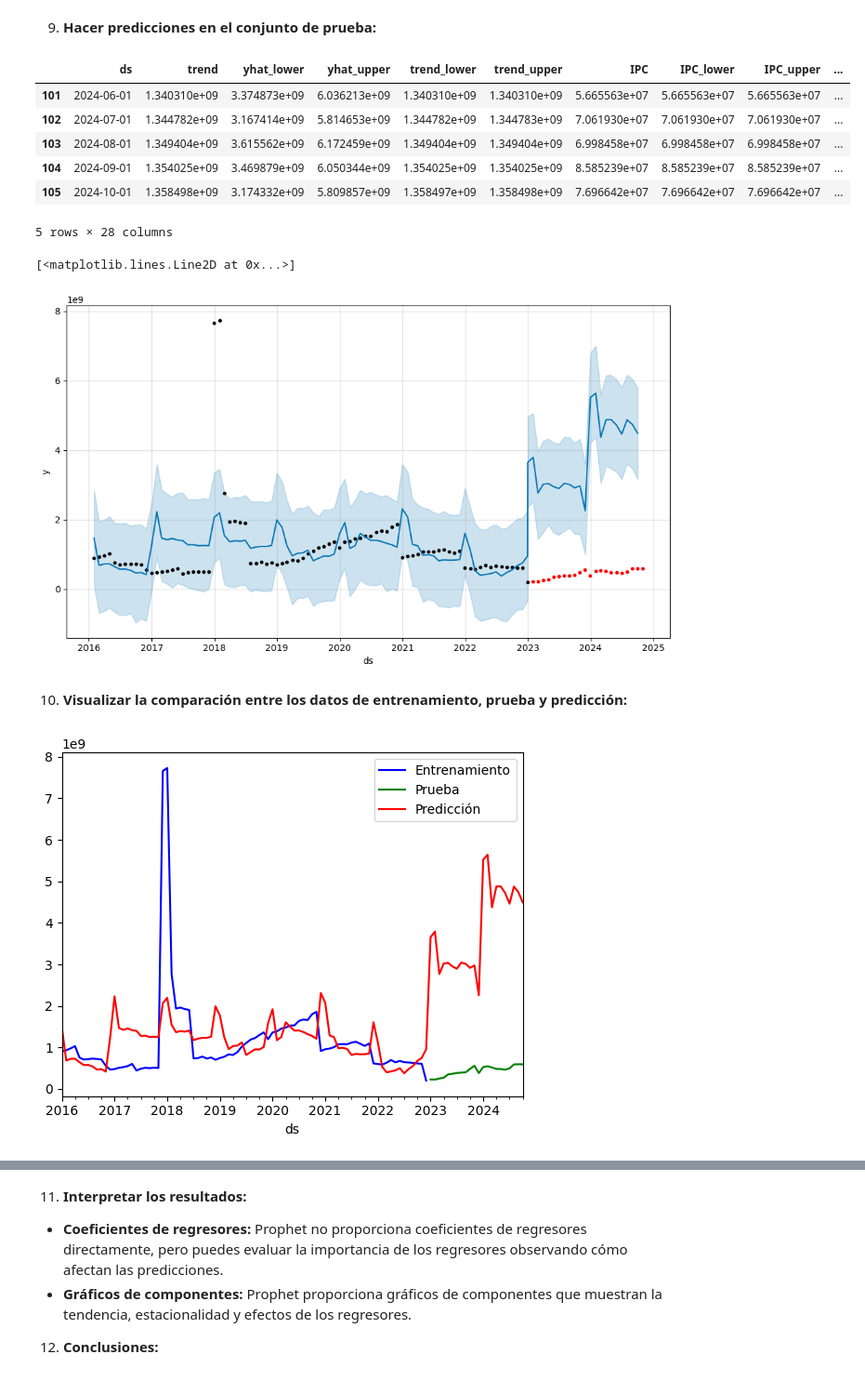
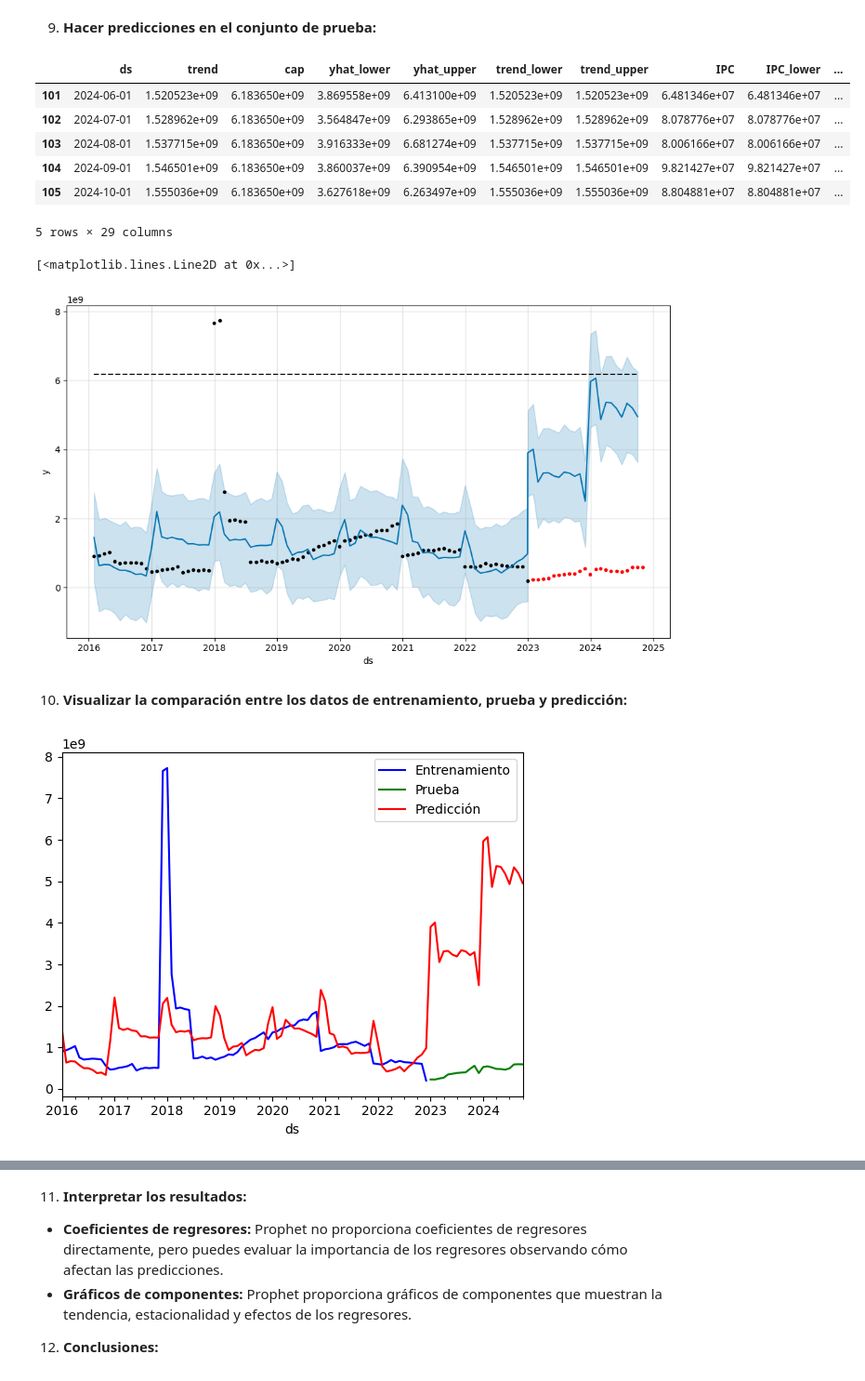
Before and after one commit to LordOnion88/MAD, a Jupyter notebook: Series de Tiempo/Deterioro/Variables macro vs deterioro.ipynb, the cells around one changed output, grey strips where cells are left out. Shown at 93% size. Saved outputs shown, nothing was run; the diff lists cells and outputs as text; code cells hidden in the pictures.

```diff
--- a/Series de Tiempo/Deterioro/Variables macro vs deterioro.ipynb
+++ b/Series de Tiempo/Deterioro/Variables macro vs deterioro.ipynb
@@ -17,6 +17,10 @@ from prophet.diagnostics import cross_validation, performance_metrics
 
 2. **Cargar los datos desde un archivo Excel:**
 # %%
-df = pd.read_excel('/home/danielcardenas/MAD/MAD/Series de Tiempo/Deterioro/base ajustada.xlsx')
+url = 'https://github.com/LordOnion88/MAD/raw/b6ef82a052a2c790788446e653919e3b029bd778/Series%20de%20Tiempo/Deterioro/base%20ajustada.xlsx'
+
+df = pd.read_excel(url)
 df['Fecha'] = pd.to_datetime(df['Fecha'], format='%d/%m/%y')
 df.set_index('Fecha', inplace=True)
+
+df.info()
@@ -185,5 +201,6 @@ Para realizar el análisis con Prophet, puedes seguir estos pasos:
 Prophet requiere que los datos tengan columnas específicas: `ds` para la fecha y `y` para el valor a predecir.
 # %%
 df_prophet = df.reset_index().rename(columns={'Fecha': 'ds', 'valor': 'y'})
+df_prophet['cap'] = df_prophet['y'].max() * 0.8
 df_prophet
 # %% [output]
@@ -213,7 +230,7 @@ test = df_prophet[train_size:]
 
 8. **Ajustar el modelo de Prophet:**
 # %%
-model = Prophet(growth='linear')
+model = Prophet(growth='logistic')
 model.add_regressor('PIB')
 model.add_regressor('IPC')
 model.add_regressor('SMMLV')
@@ -229,26 +246,27 @@ model.fit(train)
 # %%
 future = model.make_future_dataframe(periods=22,freq = 'MS')
 future['PIB'] = df['PIB'].values
 future['IPC'] = df['IPC'].values
 future['SMMLV'] = df['SMMLV'].values
+future['cap'] = df_prophet['cap'].values
 
 forecast = model.predict(future)
 forecast.tail()
 # %% [output]
-|  | ds | trend | yhat_lower | yhat_upper | trend_lower | trend_upper | IPC | IPC_lower | IPC_upper | ... |
-| 101 | 2024-06-01 | 1.340310e+09 | 3.374873e+09 | 6.036213e+09 | 1.340310e+09 | 1.340310e+09 | 5.665563e+07 | 5.665563e+07 | 5.665563e+07 | ... |
-| 102 | 2024-07-01 | 1.344782e+09 | 3.167414e+09 | 5.814653e+09 | 1.344782e+09 | 1.344783e+09 | 7.061930e+07 | 7.061930e+07 | 7.061930e+07 | ... |
-| 103 | 2024-08-01 | 1.349404e+09 | 3.615562e+09 | 6.172459e+09 | 1.349404e+09 | 1.349404e+09 | 6.998458e+07 | 6.998458e+07 | 6.998458e+07 | ... |
-| 104 | 2024-09-01 | 1.354025e+09 | 3.469879e+09 | 6.050344e+09 | 1.354025e+09 | 1.354025e+09 | 8.585239e+07 | 8.585239e+07 | 8.585239e+07 | ... |
-| 105 | 2024-10-01 | 1.358498e+09 | 3.174332e+09 | 5.809857e+09 | 1.358497e+09 | 1.358498e+09 | 7.696642e+07 | 7.696642e+07 | 7.696642e+07 | ... |
+|  | ds | trend | cap | yhat_lower | yhat_upper | trend_lower | trend_upper | IPC | IPC_lower | ... |
+| 101 | 2024-06-01 | 1.520523e+09 | 6.183650e+09 | 3.869558e+09 | 6.413100e+09 | 1.520523e+09 | 1.520523e+09 | 6.481346e+07 | 6.481346e+07 | ... |
+| 102 | 2024-07-01 | 1.528962e+09 | 6.183650e+09 | 3.564847e+09 | 6.293865e+09 | 1.528962e+09 | 1.528962e+09 | 8.078776e+07 | 8.078776e+07 | ... |
+| 103 | 2024-08-01 | 1.537715e+09 | 6.183650e+09 | 3.916333e+09 | 6.681274e+09 | 1.537715e+09 | 1.537715e+09 | 8.006166e+07 | 8.006166e+07 | ... |
+| 104 | 2024-09-01 | 1.546501e+09 | 6.183650e+09 | 3.860037e+09 | 6.390954e+09 | 1.546501e+09 | 1.546501e+09 | 9.821427e+07 | 9.821427e+07 | ... |
+| 105 | 2024-10-01 | 1.555036e+09 | 6.183650e+09 | 3.627618e+09 | 6.263497e+09 | 1.555036e+09 | 1.555036e+09 | 8.804881e+07 | 8.804881e+07 | ... |
-5 rows × 28 columns
+5 rows × 29 columns
 # %%
 fig = model.plot(forecast)
 ax= fig.gca()
 ax.plot(test['ds'],test['y'],'r.')
 # %% [output]
 [<matplotlib.lines.Line2D at 0x...>]
-[figure, old version]
+[figure, new version]
 # %% [markdown]
 
 
@@ -272,7 +290,7 @@ ax.legend()
 # Mostrar la gráfica
 plt.show()
 # %% [output]
-[figure, old version]
+[figure, new version]
 # %%
 df_p_cv = cross_validation(model, initial='720 days',period='180 days',horizon='180 days')
 df_p_cv.tail()
```
Also changed, not shown: parts of 8 cells of this notebook.
